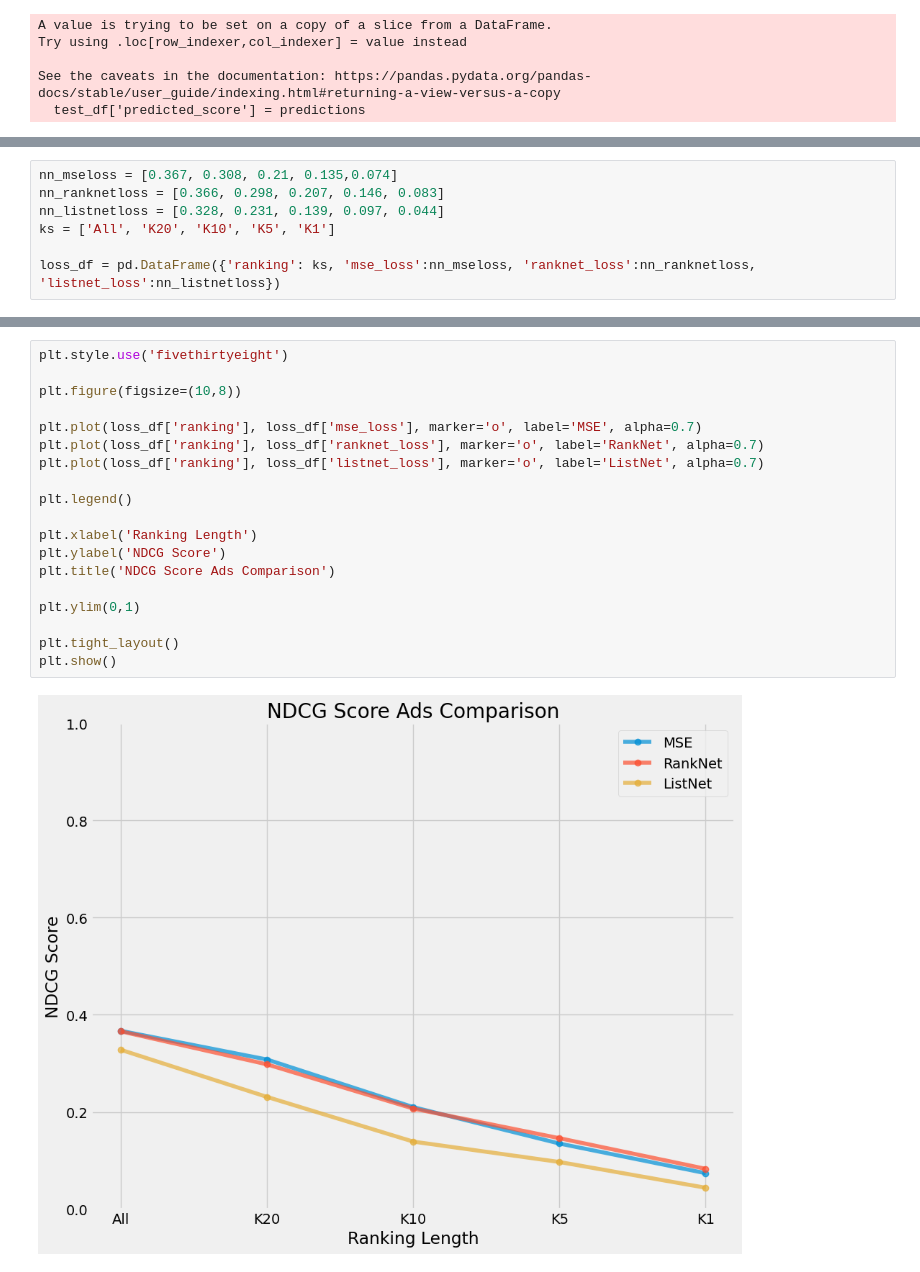
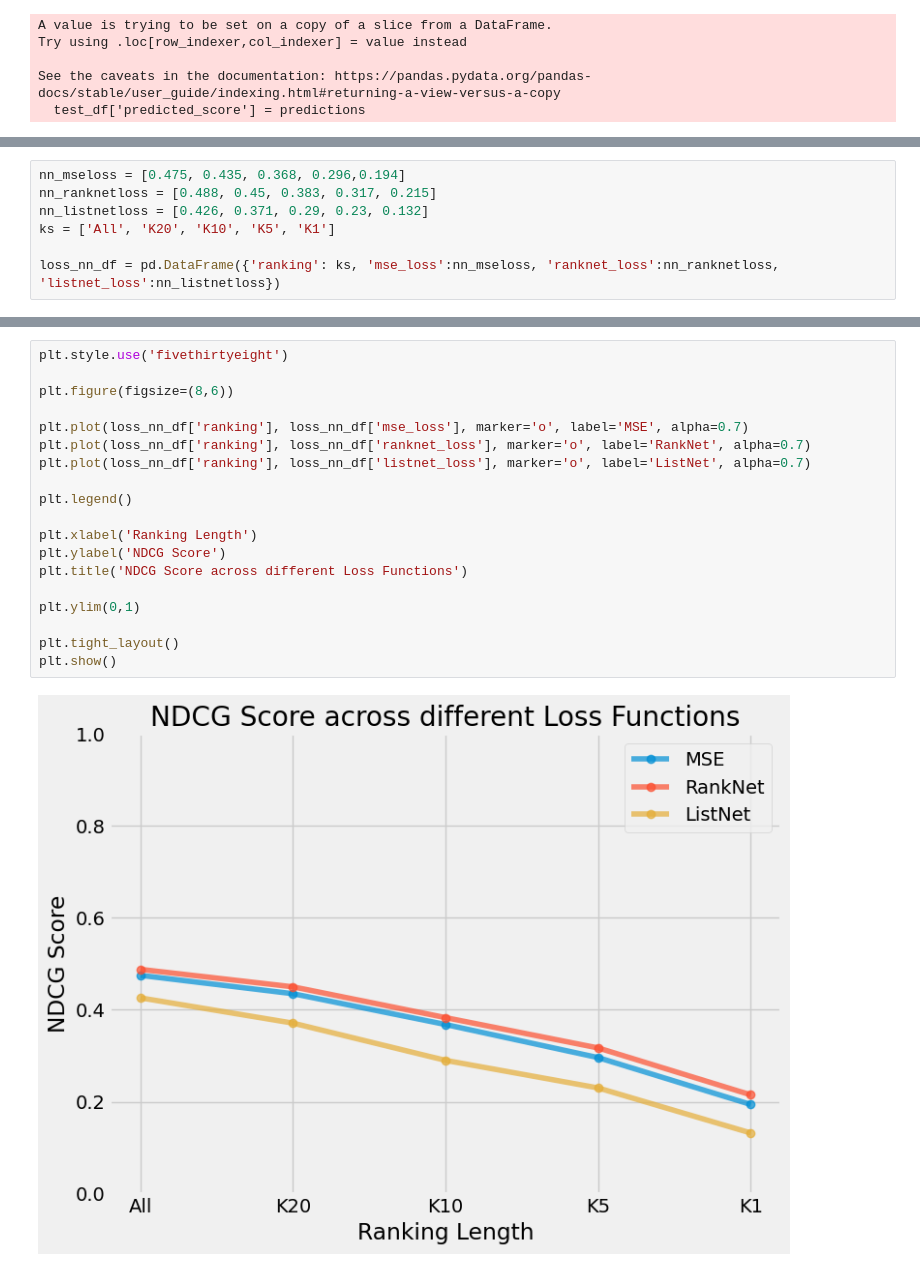
Before and after one commit to kusharma/Expedia-RecTour-Ranking, a Jupyter notebook: notebooks/NN_Model.ipynb, the cells around one changed output, grey strips where cells are left out. Cells and saved outputs as stored; diff of their text form.

```diff
--- a/notebooks/NN_Model.ipynb
+++ b/notebooks/NN_Model.ipynb
@@ -1198,7 +1513,7 @@ NDCG mean taking into account the first 1 values of the ranking 0.04452690166975
 # %%
-nn_mseloss = [0.367, 0.308, 0.21, 0.135,0.074]
-nn_ranknetloss = [0.366, 0.298, 0.207, 0.146, 0.083]
-nn_listnetloss = [0.328, 0.231, 0.139, 0.097, 0.044]
+nn_mseloss = [0.475, 0.435, 0.368, 0.296,0.194]
+nn_ranknetloss = [0.488, 0.45, 0.383, 0.317, 0.215]
+nn_listnetloss = [0.426, 0.371, 0.29, 0.23, 0.132]
 ks = ['All', 'K20', 'K10', 'K5', 'K1']
 
-loss_df = pd.DataFrame({'ranking': ks, 'mse_loss':nn_mseloss, 'ranknet_loss':nn_ranknetloss, 'listnet_loss':nn_listnetloss})
+loss_nn_df = pd.DataFrame({'ranking': ks, 'mse_loss':nn_mseloss, 'ranknet_loss':nn_ranknetloss, 'listnet_loss':nn_listnetloss})
@@ -1214,21 +1529,21 @@ loss_df
 # %%
 plt.style.use('fivethirtyeight')
 
-plt.figure(figsize=(10,8))
+plt.figure(figsize=(8,6))
 
-plt.plot(loss_df['ranking'], loss_df['mse_loss'], marker='o', label='MSE', alpha=0.7)
-plt.plot(loss_df['ranking'], loss_df['ranknet_loss'], marker='o', label='RankNet', alpha=0.7)
-plt.plot(loss_df['ranking'], loss_df['listnet_loss'], marker='o', label='ListNet', alpha=0.7)
+plt.plot(loss_nn_df['ranking'], loss_nn_df['mse_loss'], marker='o', label='MSE', alpha=0.7)
+plt.plot(loss_nn_df['ranking'], loss_nn_df['ranknet_loss'], marker='o', label='RankNet', alpha=0.7)
+plt.plot(loss_nn_df['ranking'], loss_nn_df['listnet_loss'], marker='o', label='ListNet', alpha=0.7)
 
 plt.legend()
 
 plt.xlabel('Ranking Length')
 plt.ylabel('NDCG Score')
-plt.title('NDCG Score Ads Comparison')
+plt.title('NDCG Score across different Loss Functions')
 
 plt.ylim(0,1)
 
 plt.tight_layout()
 plt.show()
 # %% [output]
-[figure, old version]
+[figure, new version]
```
Also changed, not shown: parts of 72 cells of this notebook.
